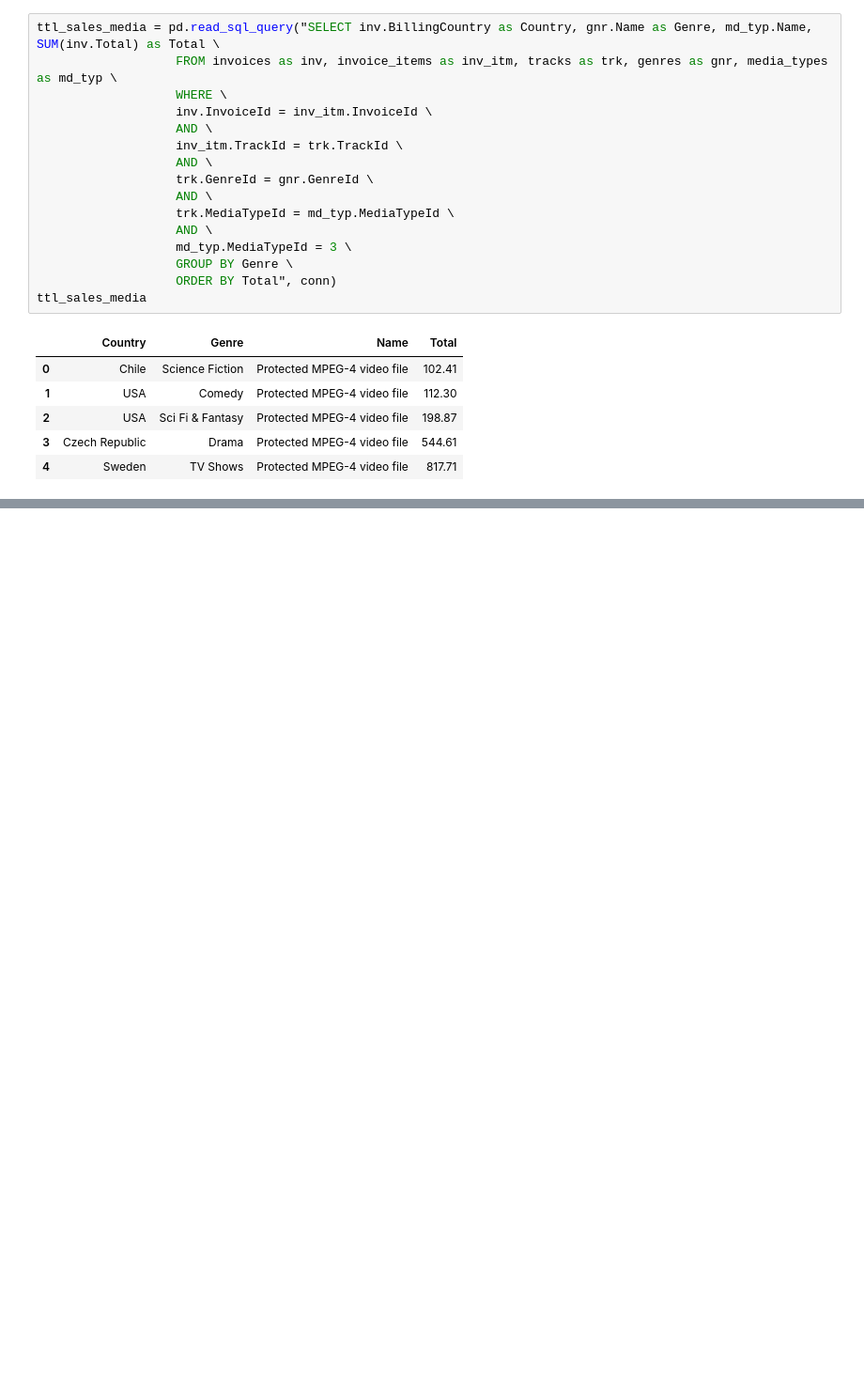
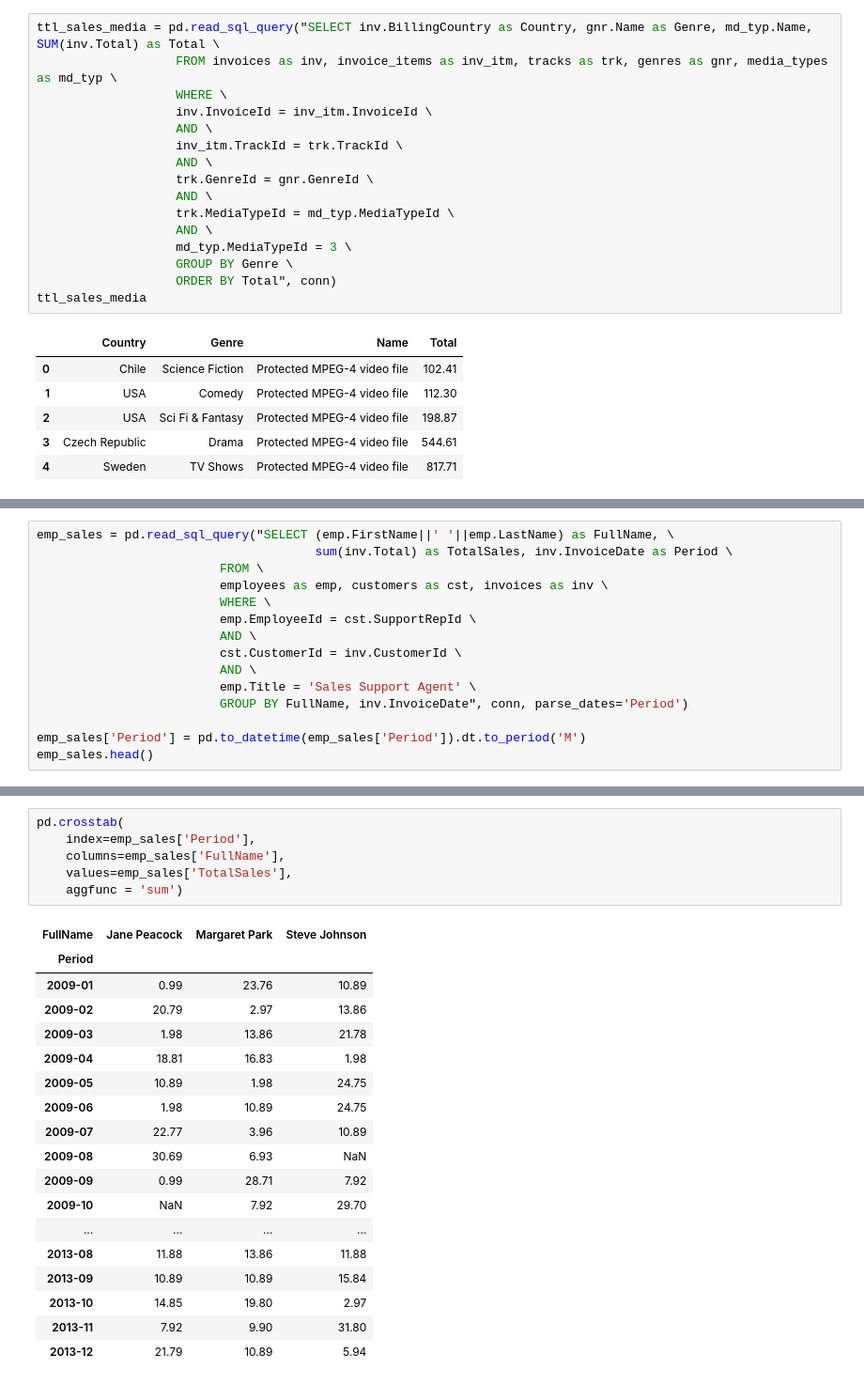
Before and after one commit to rinaldoeri/api_capstone, a Jupyter notebook: capstone_api.ipynb, the cells around one changed output, grey strips where cells are left out. Shown: that part at 94% size. Drawn from its saved outputs; the diff is of its cells as text; blank space fills up the shorter version.

```diff
--- a/capstone_api.ipynb
+++ b/capstone_api.ipynb
@@ -118,0 +182,15 @@ ttl_sales_media
+# %%
+emp_sales = pd.read_sql_query("SELECT (emp.FirstName||' '||emp.LastName) as FullName, \
+                                      sum(inv.Total) as TotalSales, inv.InvoiceDate as Period \
+                         FROM \
+                         employees as emp, customers as cst, invoices as inv \
+                         WHERE \
+                         emp.EmployeeId = cst.SupportRepId \
+                         AND \
+                         cst.CustomerId = inv.CustomerId \
+                         AND \
+                         emp.Title = 'Sales Support Agent' \
+                         GROUP BY FullName, inv.InvoiceDate", conn, parse_dates='Period')
+
+emp_sales['Period'] = pd.to_datetime(emp_sales['Period']).dt.to_period('M')
+emp_sales.head()
@@ -118,0 +220,25 @@ ttl_sales_media
+# %%
+pd.crosstab(
+    index=emp_sales['Period'],
+    columns=emp_sales['FullName'],
+    values=emp_sales['TotalSales'],
+    aggfunc = 'sum')
+# %% [output]
+| FullName | Jane Peacock | Margaret Park | Steve Johnson |
+| Period |  |  |  |
+| 2009-01 | 0.99 | 23.76 | 10.89 |
+| 2009-02 | 20.79 | 2.97 | 13.86 |
+| 2009-03 | 1.98 | 13.86 | 21.78 |
+| 2009-04 | 18.81 | 16.83 | 1.98 |
+| 2009-05 | 10.89 | 1.98 | 24.75 |
+| 2009-06 | 1.98 | 10.89 | 24.75 |
+| 2009-07 | 22.77 | 3.96 | 10.89 |
+| 2009-08 | 30.69 | 6.93 | NaN |
+| 2009-09 | 0.99 | 28.71 | 7.92 |
+| 2009-10 | NaN | 7.92 | 29.70 |
+| ... | ... | ... | ... |
+| 2013-08 | 11.88 | 13.86 | 11.88 |
+| 2013-09 | 10.89 | 10.89 | 15.84 |
+| 2013-10 | 14.85 | 19.80 | 2.97 |
+| 2013-11 | 7.92 | 9.90 | 31.80 |
+| 2013-12 | 21.79 | 10.89 | 5.94 |
```
Also changed, not shown: parts of 9 cells of this notebook.
